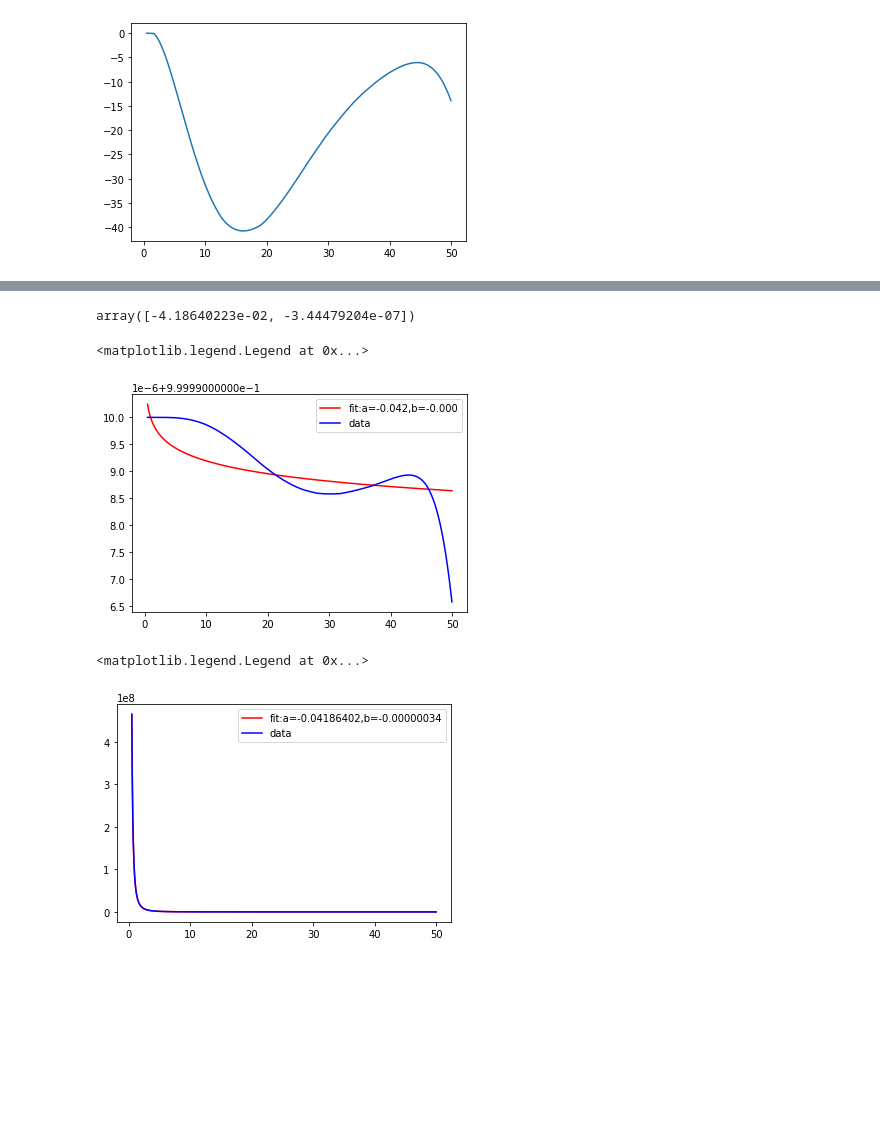
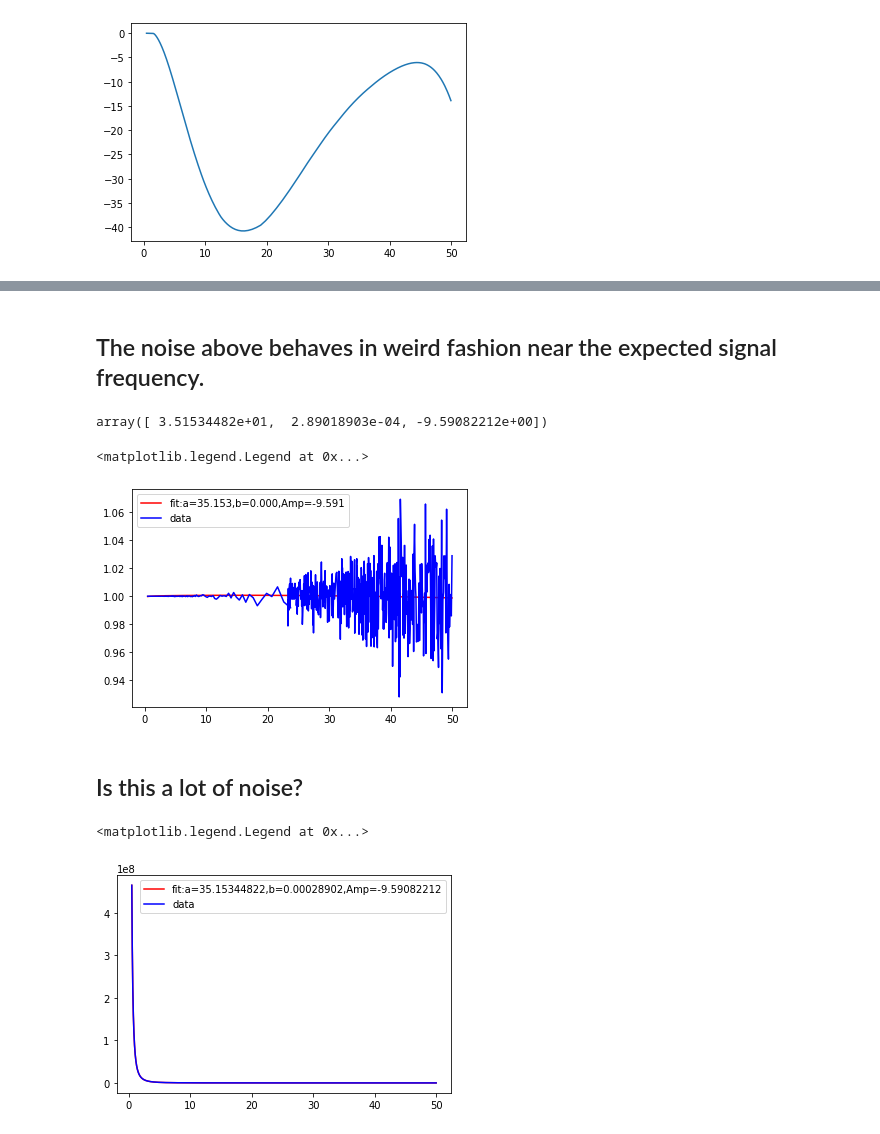
Before and after one commit to kssumanth27/Notebooks---signal, a Jupyter notebook: Power Law.ipynb, the cells around one changed output, grey strips where cells are left out. Drawn from its saved outputs; the diff is of its cells as text; code cells hidden in the pictures; blank space fills up the shorter version.

```diff
--- a/Power Law.ipynb
+++ b/Power Law.ipynb
@@ -42,6 +43,8 @@ def func2(x,a,b):
 # %%
 T2 = func(nu6,0,0)     #T2 is the foreground from trivial power law
 weight = (40000)*(nu6/nu0)**(-2.5)
-Tdata = (T2 + Tsig_50)/ weight                 # Tdata is foreground + signal, and scaled by nu6^(-2.5)
+Tdata = (T2 + Tsig_50)
+T_wdata = (T2 + Tsig_50)/ weight                 # T_wdata is foreground + signal, and scaled by nu6^(-2.5)
 #print(Tdata)
-plt.plot(nu_50,Tdata,'b-',label = 'data')
+#plt.plot(nu_50,T_wdata,'b-',label = 'data')
+#print(np.mean(T2))
@@ -50,0 +51,16 @@ plt.plot(nu_50,Tdata,'b-',label = 'data')
+# %%
+# Power calculation for noise.
+
+Power = sum(Tdata**2)/len(Tsig_50)
+SNR = 1000000000000            #I'm not sure if I can take this,  but the reason I chose this so that noise doesn't get to
+                               # values to the signal at higher frequencies
+Power_noise = Power/SNR
+mean_noise = 0
+noise = np.random.normal(mean_noise,np.sqrt(Power_noise),len(Tsig_50))
+plt.plot(nu_50,noise)
+#plt.xlim(10,50)
+#plt.ylim(-1,1)
+print(Tdata)
+print(noise)
+##print(len(Tdata))
+#print(len(nu_50))
@@ -51,20 +73,26 @@ plt.plot(nu_50,Tdata,'b-',label = 'data')
+# %% [markdown]
+## The noise above behaves in weird fashion near the expected signal frequency.
+# %%
+T_wndata = (Tdata + noise)/weight #T_wndata is weighted data with noise
 # %%
-popt,pcov = curve_fit(func2,nu6,Tdata)             #curve-fitting done with the scaling of nu6^(-2.5)
+popt,pcov = curve_fit(func2,nu6,T_wndata)             #curve-fitting done with the scaling of nu6^(-2.5)
 popt
 # %% [output]
-array([-4.18640223e-02, -3.44479204e-07])
+array([ 3.51534482e+01,  2.89018903e-04, -9.59082212e+00])
 # %%
-plt.plot(nu_50,func2(nu6,*popt),'r-',label = 'fit:a=%5.3f,b=%5.3f' %tuple(popt))
-plt.plot(nu_50,Tdata,'b-',label = 'data')
-plt.legend() #with weighting (foreground+signal)
+plt.plot(nu_50,func2(nu6,*popt),'r-',label = 'fit:a=%5.3f,b=%5.3f,Amp=%5.3f' %tuple(popt))
+plt.plot(nu_50,T_wndata,'b-',label = 'data')
+plt.legend() #with weighting (foreground+signal+noise)
 # %% [output]
 <matplotlib.legend.Legend at 0x...>
-[figure, old version]
+[figure, new version]
+# %% [markdown]
+## Is this a lot of noise?
 # %%
-plt.plot(nu_50,func2(nu6,*popt)*weight,'r-',label = 'fit:a=%10.8f,b=%10.8f' %tuple(popt))
-plt.plot(nu_50,Tdata*weight,'b-',label = 'data')
-plt.legend()  #without weighting (foreground + signal)
+plt.plot(nu_50,func2(nu6,*popt)*weight,'r-',label = 'fit:a=%10.8f,b=%10.8f,Amp=%10.8f' %tuple(popt))
+plt.plot(nu_50,T_wndata*weight,'b-',label = 'data')
+plt.legend()  #without weighting (foreground + signal+noise)
 # %% [output]
 <matplotlib.legend.Legend at 0x...>
-[figure, old version]
+[figure, new version]
 # %% [markdown]
```
Also changed, not shown: parts of 7 cells of this notebook.
